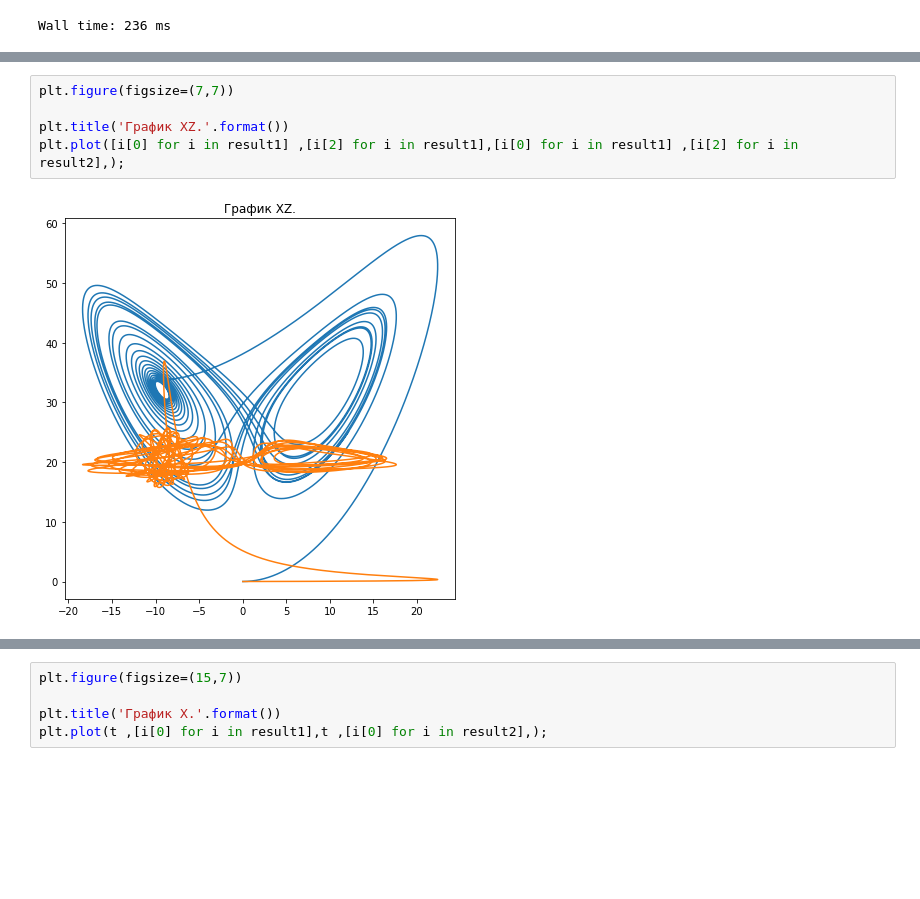
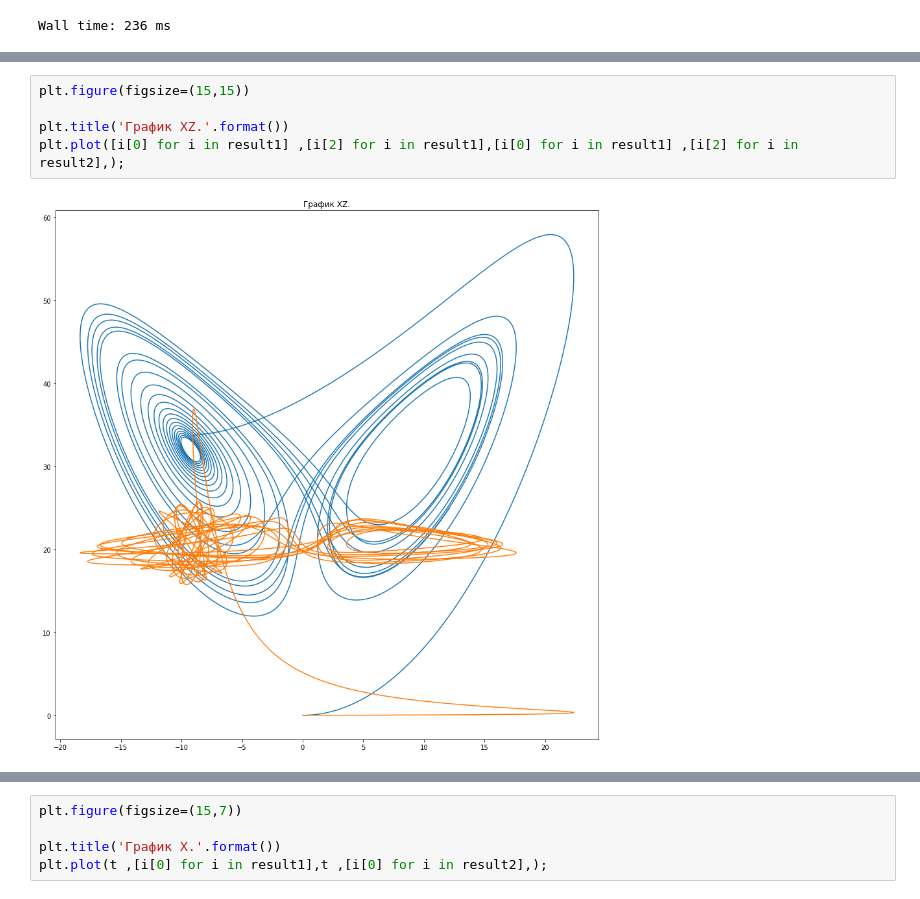
Before and after one commit to paantya/exoplanet-2017, a Jupyter notebook: sok_orb.ipynb, the cells around one changed output, grey strips where cells are left out. Cells and saved outputs as stored; diff of their text form; blank space fills up the shorter version.

```diff
--- a/sok_orb.ipynb
+++ b/sok_orb.ipynb
@@ -79,8 +79,8 @@ plt.plot([i[0] for i in result1] ,[i[1] for i in result1],[i[0] for i in result1
 # %%
-plt.figure(figsize=(7,7))
+plt.figure(figsize=(15,15))
 
 plt.title('График XZ.'.format())
 plt.plot([i[0] for i in result1] ,[i[2] for i in result1],[i[0] for i in result1] ,[i[2] for i in result2],);
 # %% [output]
-[figure, old version]
+[figure, new version]
 # %%
```
Also changed, not shown: parts of 2 cells of this notebook.
